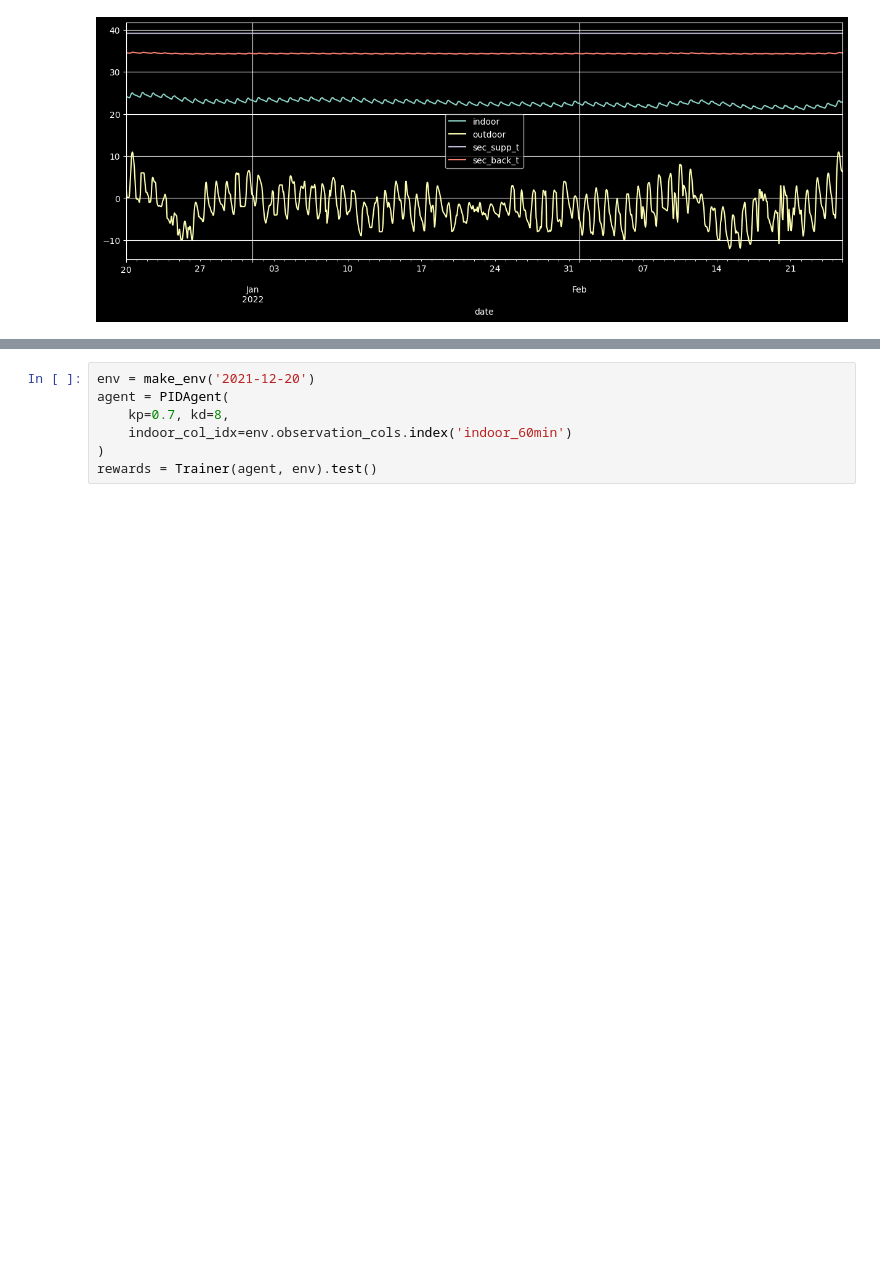
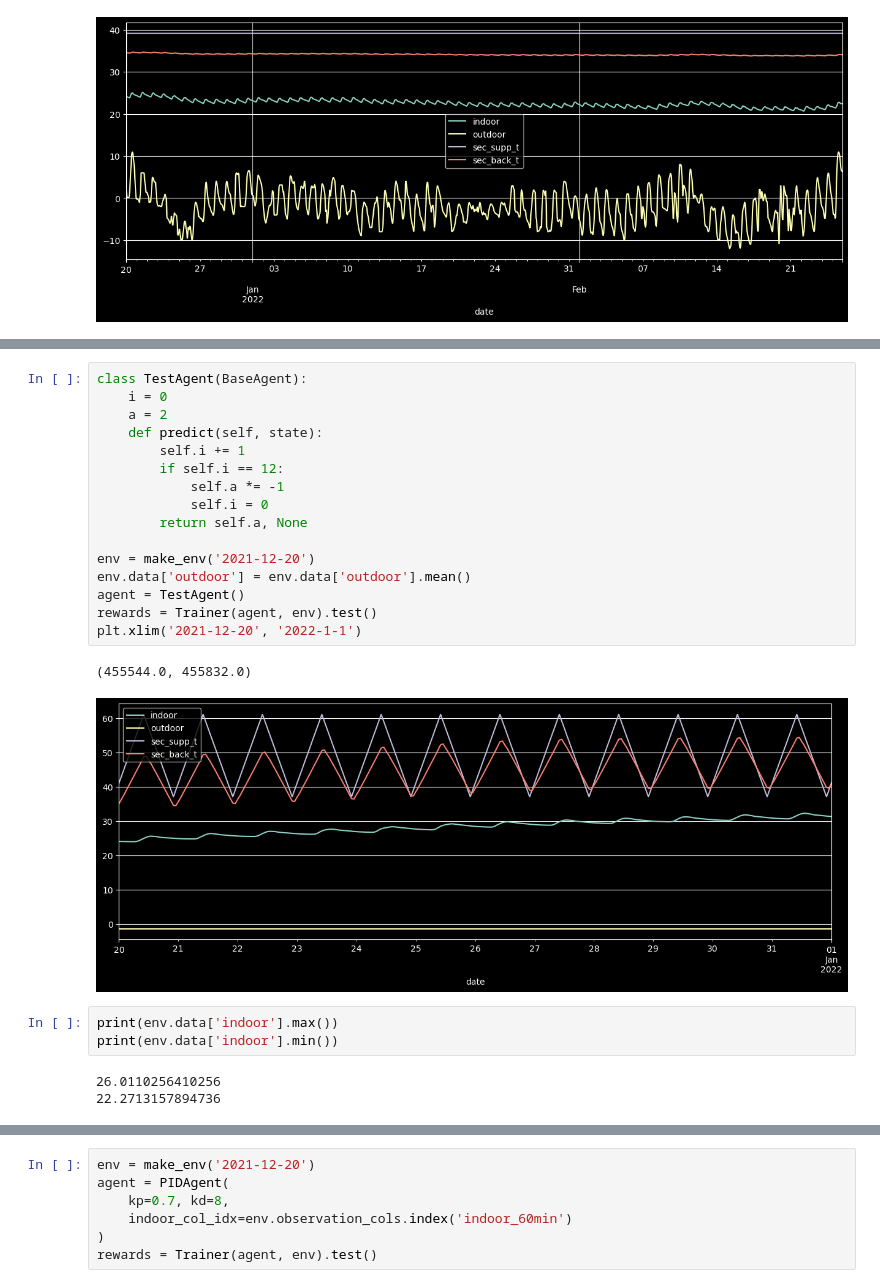
Before and after one commit to xsjk/ART1425-Project, a Jupyter notebook: test.ipynb, the cells around one changed output, grey strips where cells are left out. Cells and saved outputs as stored; diff of their text form; blank space fills up the shorter version.

```diff
--- a/test.ipynb
+++ b/test.ipynb
@@ -14,0 +23,25 @@ rewards = Trainer(agent, env).test()
+# %%
+class TestAgent(BaseAgent):
+    i = 0
+    a = 2
+    def predict(self, state):
+        self.i += 1
+        if self.i == 12:
+            self.a *= -1
+            self.i = 0
+        return self.a, None
+
+env = make_env('2021-12-20')
+env.data['outdoor'] = env.data['outdoor'].mean()
+agent = TestAgent()
+rewards = Trainer(agent, env).test()
+plt.xlim('2021-12-20', '2022-1-1')
+# %% [output]
+(455544.0, 455832.0)
+[figure, added]
+# %%
+print(env.data['indoor'].max())
+print(env.data['indoor'].min())
+# %% [output]
+26.0110256410256
+22.2713157894736
```
Also changed, not shown: parts of 3 cells of this notebook, 7 other files.
